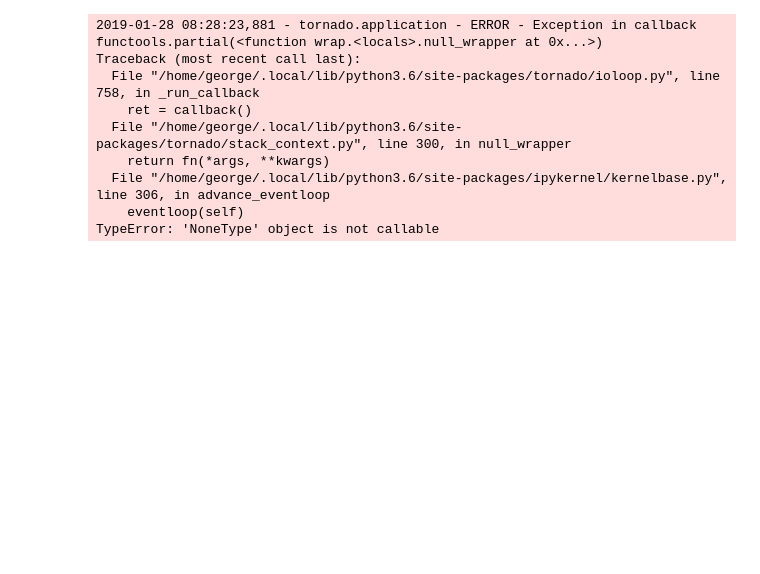
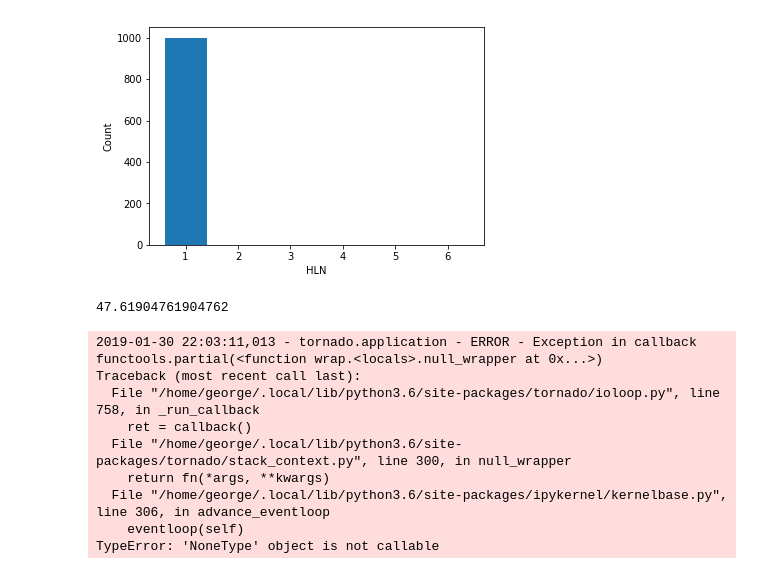
Before and after one commit to technodivergent/Bacillus_Anthracis_Simulation, a Jupyter notebook: Lung Submodel.ipynb, the cells around one changed output. Saved outputs shown, nothing was run; the diff lists cells and outputs as text; code cells hidden in the pictures; blank space fills up the shorter version.

```diff
--- a/Lung Submodel.ipynb
+++ b/Lung Submodel.ipynb
@@ -256,24 +248,38 @@ HLN6: 0
 # %%
+res = results
 data = [
-    results[0]['HLN1'][-1],
-    results[0]['HLN2'][-1],
-    results[0]['HLN3'][-1],
-    results[0]['HLN4'][-1],
-    results[0]['HLN5'][-1],
-    results[0]['HLN6'][-1]
+    res['HLN1'][-1],
+    res['HLN2'][-1],
+    res['HLN3'][-1],
+    res['HLN4'][-1],
+    res['HLN5'][-1],
+    res['HLN6'][-1]
 ]
 x = [1,2,3,4,5,6]
 plt.bar(x,data)
 plt.xlabel('HLN')
 plt.ylabel('Count')
 plt.show()
+
+weighted_avg = (
+        (1*res['HLN1'][-1]) +
+        (2*res['HLN2'][-1]) +
+        (3*res['HLN3'][-1]) +
+        (3*res['HLN3'][-1]) +
+        (4*res['HLN4'][-1]) +
+        (5*res['HLN5'][-1]) +
+        (6*res['HLN6'][-1])
+    ) / 21
+print(weighted_avg)
 # %% [output]
+[figure, added]
-2019-01-28 08:28:23,881 - tornado.application - ERROR - Exception in callback functools.partial(<function wrap.<locals>.null_wrapper at 0x...>)
-Traceback (most recent call last):
-  File "/home/george/.local/lib/python3.6/site-packages/tornado/ioloop.py", line 758, in _run_callback
-    ret = callback()
-  File "/home/george/.local/lib/python3.6/site-packages/tornado/stack_context.py", line 300, in null_wrapper
-    return fn(*args, **kwargs)
-  File "/home/george/.local/lib/python3.6/site-packages/ipykernel/kernelbase.py", line 306, in advance_eventloop
-    eventloop(self)
-TypeError: 'NoneType' object is not callable
+47.61904761904762
+2019-01-30 22:03:11,013 - tornado.application - ERROR - Exception in callback functools.partial(<function wrap.<locals>.null_wrapper at 0x...>)
+Traceback (most recent call last):
+  File "/home/george/.local/lib/python3.6/site-packages/tornado/ioloop.py", line 758, in _run_callback
+    ret = callback()
+  File "/home/george/.local/lib/python3.6/site-packages/tornado/stack_context.py", line 300, in null_wrapper
+    return fn(*args, **kwargs)
+  File "/home/george/.local/lib/python3.6/site-packages/ipykernel/kernelbase.py", line 306, in advance_eventloop
+    eventloop(self)
+TypeError: 'NoneType' object is not callable
```
Also changed, not shown: parts of 6 cells of this notebook.
